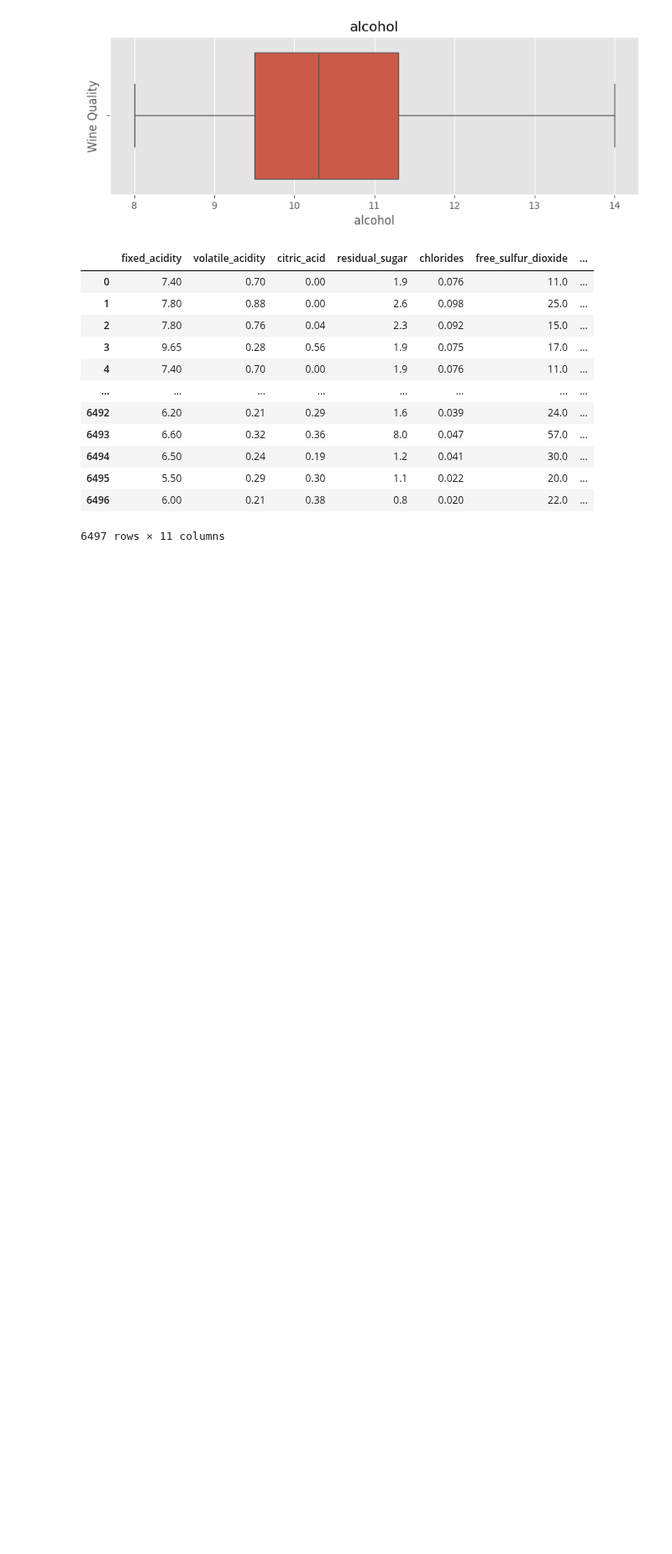
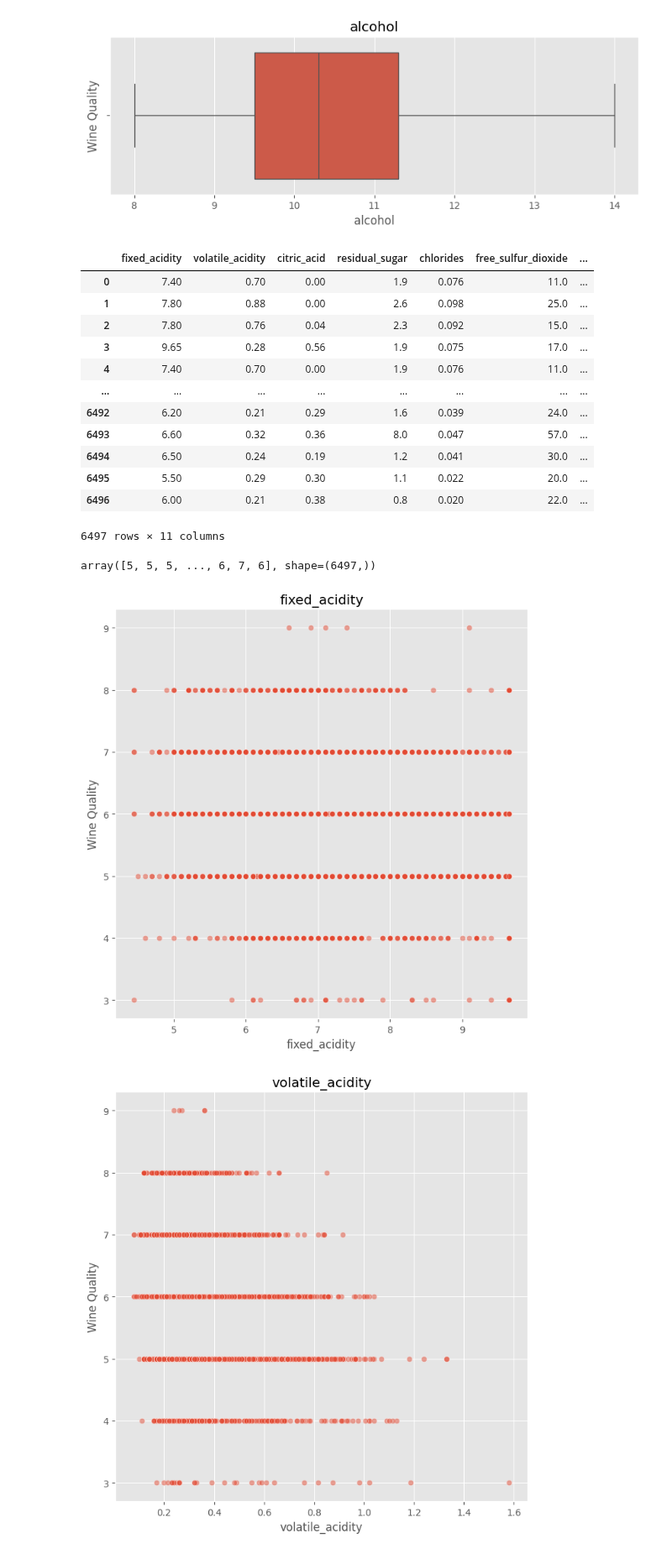
Before and after one commit to Hr15h1/AI_semII, a Jupyter notebook: program9.ipynb, the cells around one changed output. Shown at 84% size. Cells and saved outputs as stored; diff of their text form; code cells hidden in the pictures; blank space fills up the shorter version.

```diff
--- a/program9.ipynb
+++ b/program9.ipynb
@@ -199,3 +199,21 @@ wq_X_copy
 | 6495 | 5.50 | 0.29 | 0.30 | 1.1 | 0.022 | 20.0 | ... |
 | 6496 | 6.00 | 0.21 | 0.38 | 0.8 | 0.020 | 22.0 | ... |
 6497 rows × 11 columns
+# %%
+wq_y_copy = wq_y.to_numpy()
+wq_y_copy.ravel()
+# %% [output]
+array([5, 5, 5, ..., 6, 7, 6], shape=(6497,))
+# %%
+combined = pd.concat([wq_X_copy, wq_y], axis=1)
+for column in wq_X_copy.columns:
+    # column = wq_X_copy[column].to_numpy().ravel()
+    plt.figure(figsize = (8,8))
+    plt.title(column)
+    sns.scatterplot(x=column, y="quality", alpha=0.5, data=combined)
+    plt.ylabel('Wine Quality')
+    plt.xlabel(column)
+plt.show()
+# %% [output]
+[figure, added]
+[figure, added]
```
Also changed, not shown: parts of 2 cells of this notebook.
